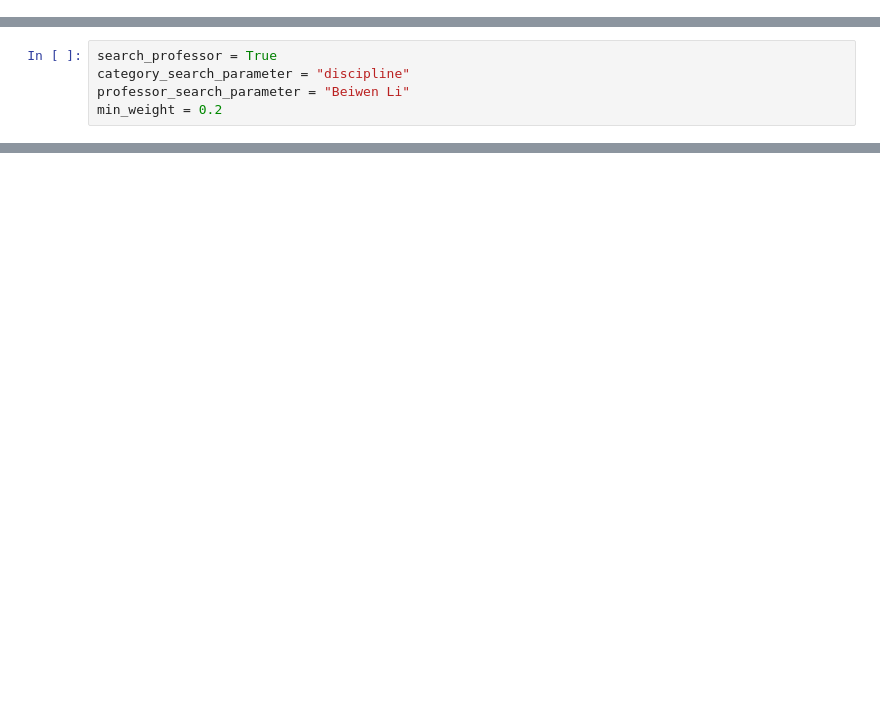
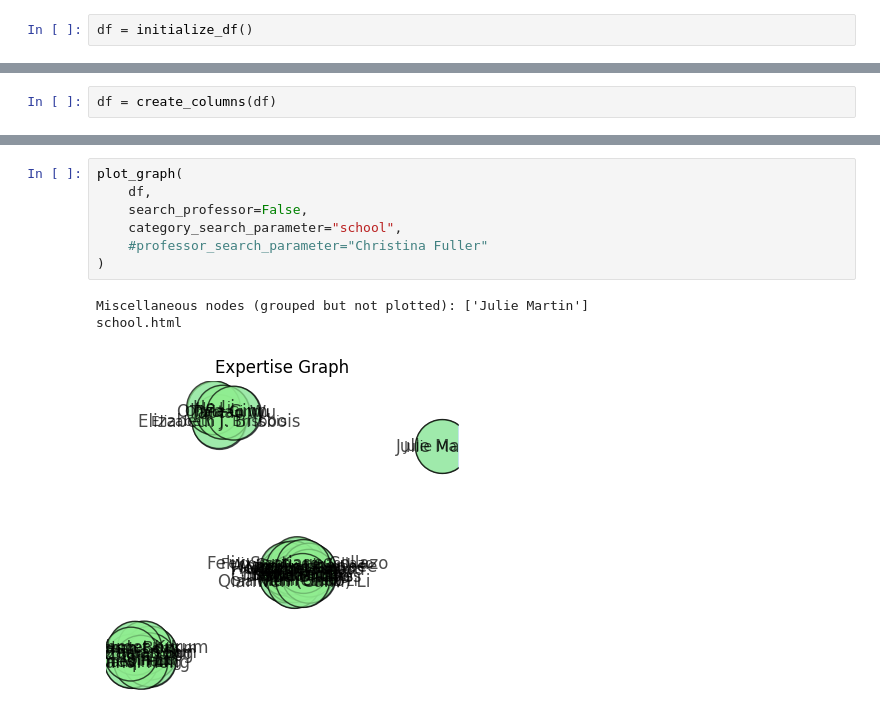
Before and after one commit to RishabSeshadri/faculty-graph-portal, a Jupyter notebook: faculty_graph.ipynb, the cells around one changed output, grey strips where cells are left out. Saved outputs shown, nothing was run; the diff lists cells and outputs as text; blank space fills up the shorter version.

```diff
--- a/faculty_graph.ipynb
+++ b/faculty_graph.ipynb
@@ -55 +54,3 @@ print(df.columns)
+# %%
+df = initialize_df()
 # %%
@@ -267,5 +262,0 @@ df = df.merge(relatedness_df, left_index=True, right_index=True, how="left")
-# %%
-search_professor = True
-category_search_parameter = "discipline"
-professor_search_parameter = "Beiwen Li"
-min_weight = 0.2
@@ -422,0 +263,2 @@ if search_professor:
+# %%
+df = create_columns(df)
@@ -422,0 +494,11 @@ if search_professor:
+# %%
+plot_graph(
+    df,
+    search_professor=False,
+    category_search_parameter="school",
+    #professor_search_parameter="Christina Fuller"
+)
+# %% [output]
+Miscellaneous nodes (grouped but not plotted): ['Julie Martin']
+school.html
+[figure, added]
```
Also changed, not shown: parts of 10 cells of this notebook, 4 other files.
